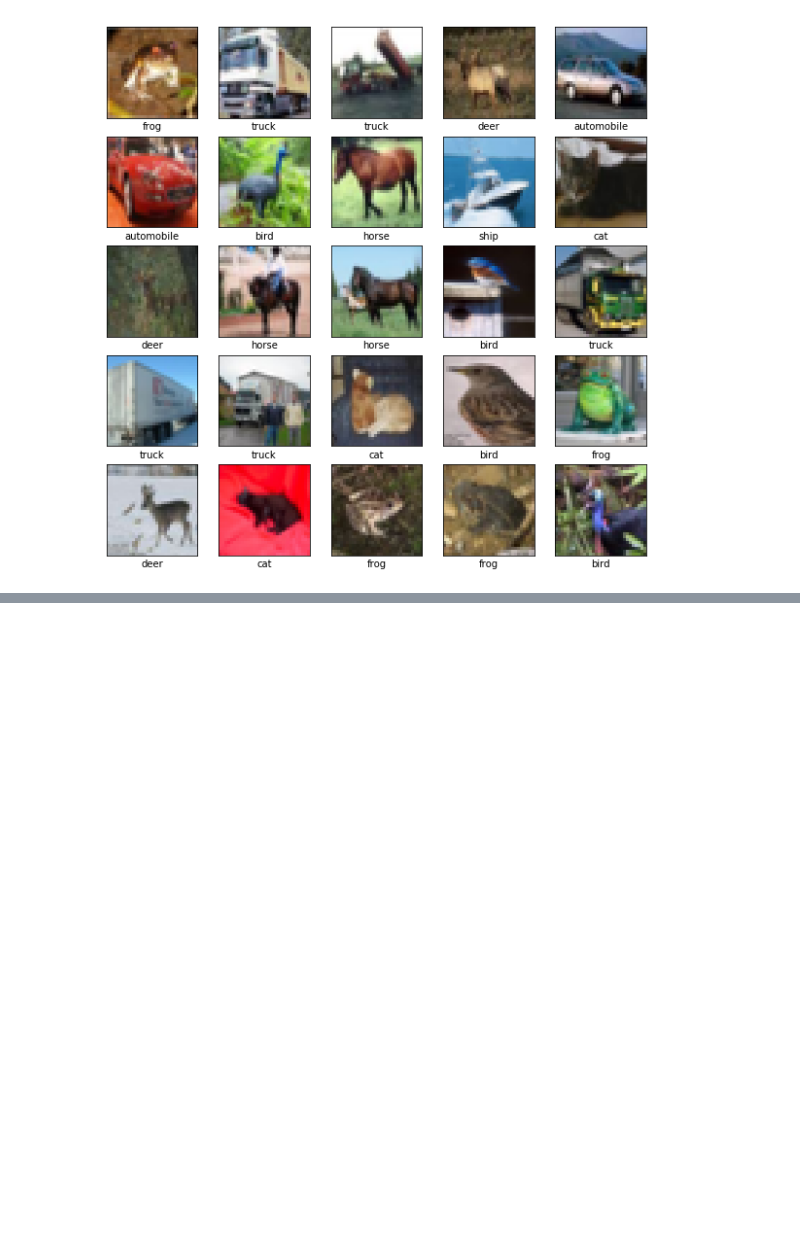
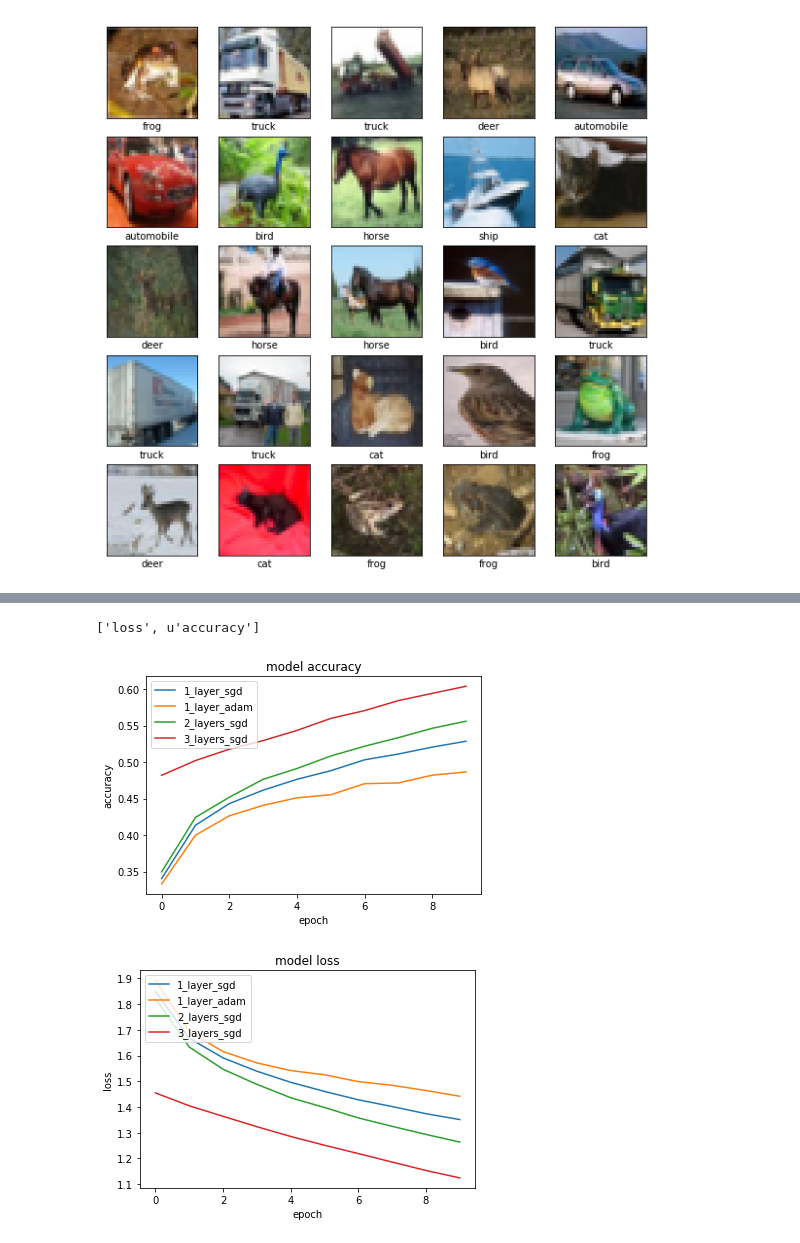
Before and after one commit to kk0walski/vagrant-data-science, a Jupyter notebook: shared/TensorFlow.ipynb, the cells around one changed output, grey strips where cells are left out. Cells and saved outputs as stored; diff of their text form; code cells hidden in the pictures; blank space fills up the shorter version.

```diff
--- a/shared/TensorFlow.ipynb
+++ b/shared/TensorFlow.ipynb
@@ -95,0 +221,21 @@ model.evaluate(test_images,  test_labels, verbose=2)
+# %%
+model4 = tf.keras.models.Sequential([
+    layers.Flatten(input_shape=(32,32,3)),
+    layers.Dense(2048, activation='relu', use_bias=True),
+    layers.Dense(1024, activation='relu', use_bias=True),
+    layers.Dense(512, activation='relu', use_bias=True),
+    layers.Dense(10, activation='softmax', use_bias=True)
+])
+
+model4.compile(optimizer='sgd',
+              loss='sparse_categorical_crossentropy',
+              metrics=['accuracy'])
+# %%
+from datetime import datetime
+# Define the Keras TensorBoard callback.
+
+# Train the model.
+history4 = model4.fit(
+    train_images,
+    train_labels,
+    epochs=10)
@@ -95,0 +260,27 @@ model.evaluate(test_images,  test_labels, verbose=2)
+# %%
+# list all data in history
+print(history4.history.keys())
+# summarize history for accuracy
+plt.plot(history1.history[u'accuracy'])
+plt.plot(history2.history[u'accuracy'])
+plt.plot(history3.history[u'accuracy'])
+plt.plot(history4.history[u'accuracy'])
+plt.title('model accuracy')
+plt.ylabel('accuracy')
+plt.xlabel('epoch')
+plt.legend(['1_layer_sgd', '1_layer_adam', '2_layers_sgd', '3_layers_sgd'], loc='upper left')
+plt.show()
+# summarize history for loss
+plt.plot(history1.history['loss'])
+plt.plot(history2.history['loss'])
+plt.plot(history3.history['loss'])
+plt.plot(history4.history['loss'])
+plt.title('model loss')
+plt.ylabel('loss')
+plt.xlabel('epoch')
+plt.legend(['1_layer_sgd', '1_layer_adam', '2_layers_sgd', '3_layers_sgd'], loc='upper left')
+plt.show()
+# %% [output]
+['loss', u'accuracy']
+[figure, added]
+[figure, added]
```
Also changed, not shown: parts of 17 cells of this notebook, 10 other files.
